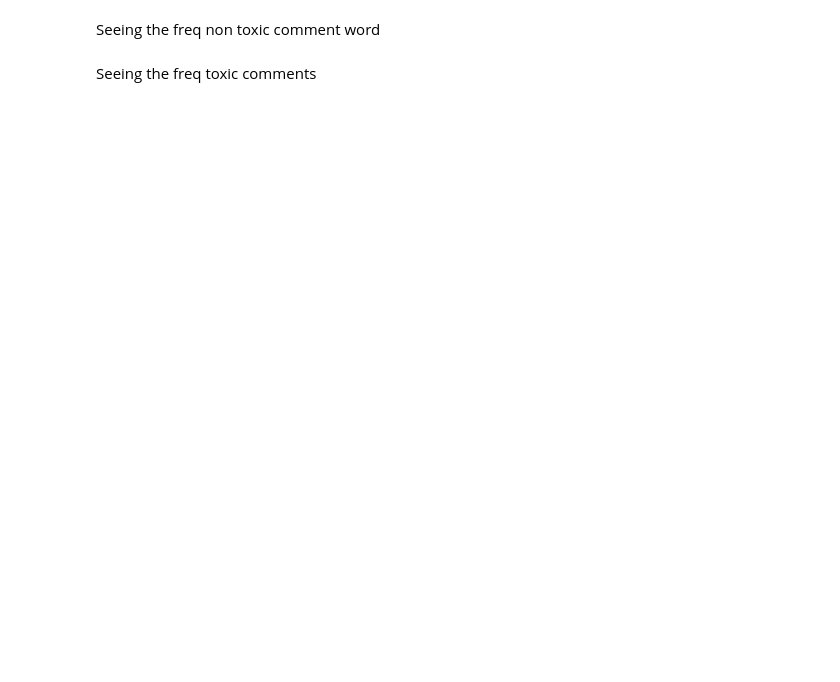
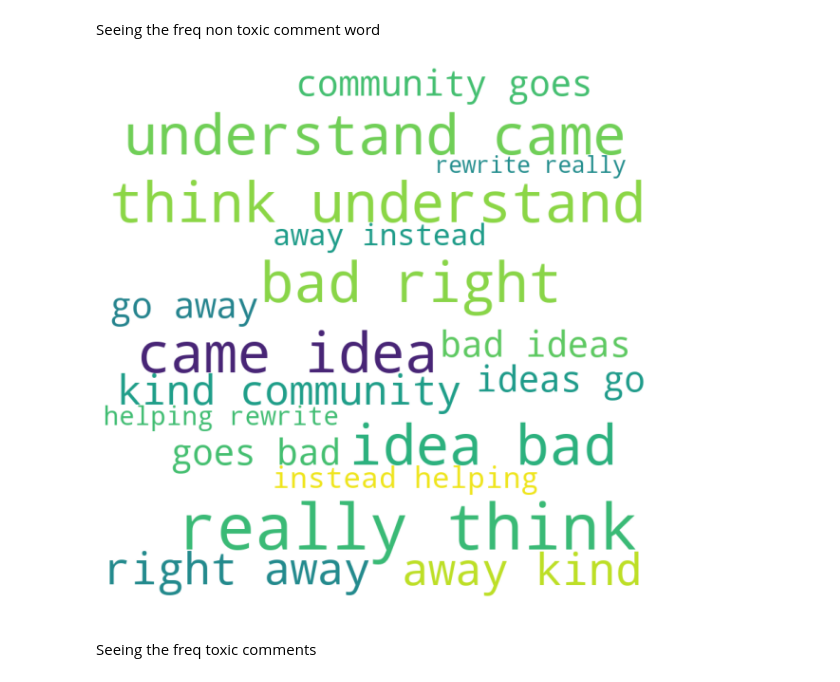
Before and after one commit to appyjais/Text-Classification-and-summary, a Jupyter notebook: Text_Classification_and_top_phrase.ipynb, the cells around one changed output. Drawn from its saved outputs; the diff is of its cells as text; code cells hidden in the pictures; blank space fills up the shorter version.

```diff
--- a/Text_Classification_and_top_phrase.ipynb
+++ b/Text_Classification_and_top_phrase.ipynb
@@ -209,7 +209,9 @@ def visualize_word(df):
 # %% [markdown]
 Seeing the freq non toxic comment word
 # %%
-#visualize_word(df[df['Total_Tags']==0])
+visualize_word(df[df['Total_Tags']==0])
+# %% [output]
+[figure, added]
 # %% [markdown]
 Seeing the freq toxic comments
 # %%
```
Also changed, not shown: parts of 46 cells of this notebook.
